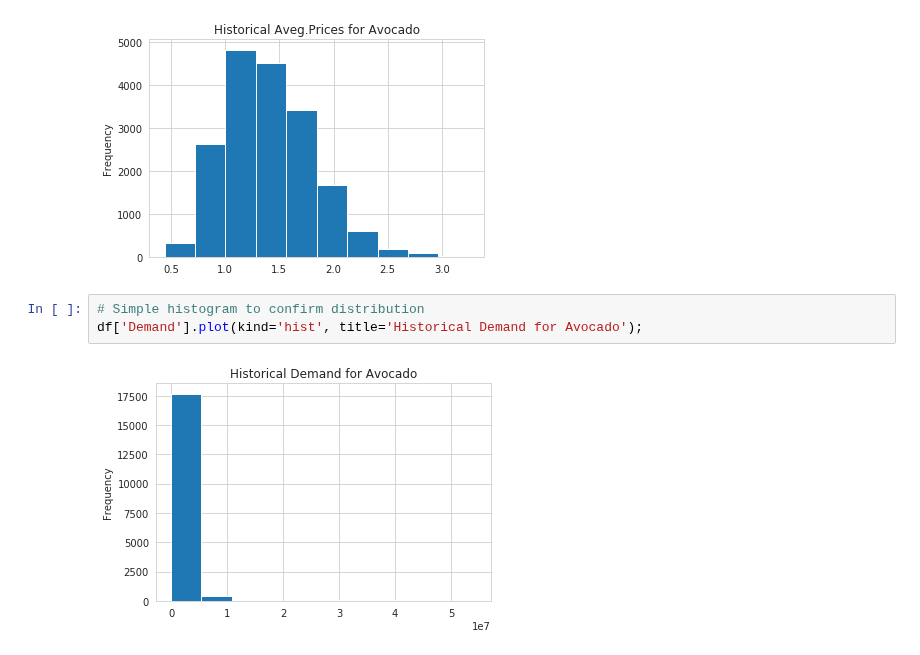
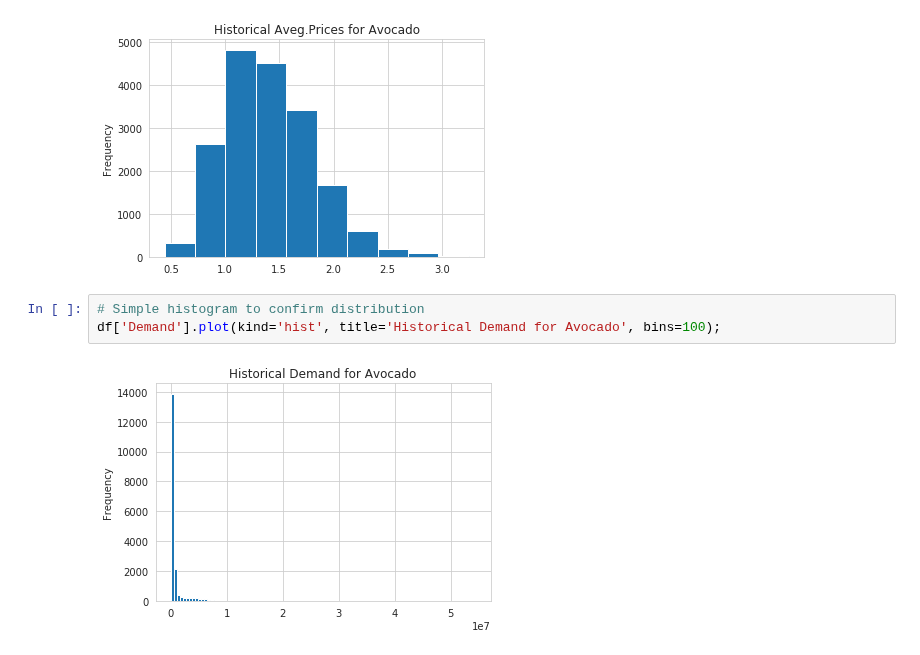
Before and after one commit to Wetpaint3/Blogs, a Jupyter notebook: Monte_Carlo_Simulations.ipynb, the cells around one changed output. Drawn from its saved outputs; the diff is of its cells as text.

```diff
--- a/Monte_Carlo_Simulations.ipynb
+++ b/Monte_Carlo_Simulations.ipynb
@@ -40,6 +39,6 @@ df['AveragePrice'].plot(kind='hist', title='Historical Aveg.Prices for Avocado')
 [figure]
 # %%
 # Simple histogram to confirm distribution
-df['Demand'].plot(kind='hist', title='Historical Demand for Avocado');
+df['Demand'].plot(kind='hist', title='Historical Demand for Avocado', bins=100);
 # %% [output]
-[figure, old version]
+[figure, new version]
```
Also changed, not shown: parts of 7 cells of this notebook.
